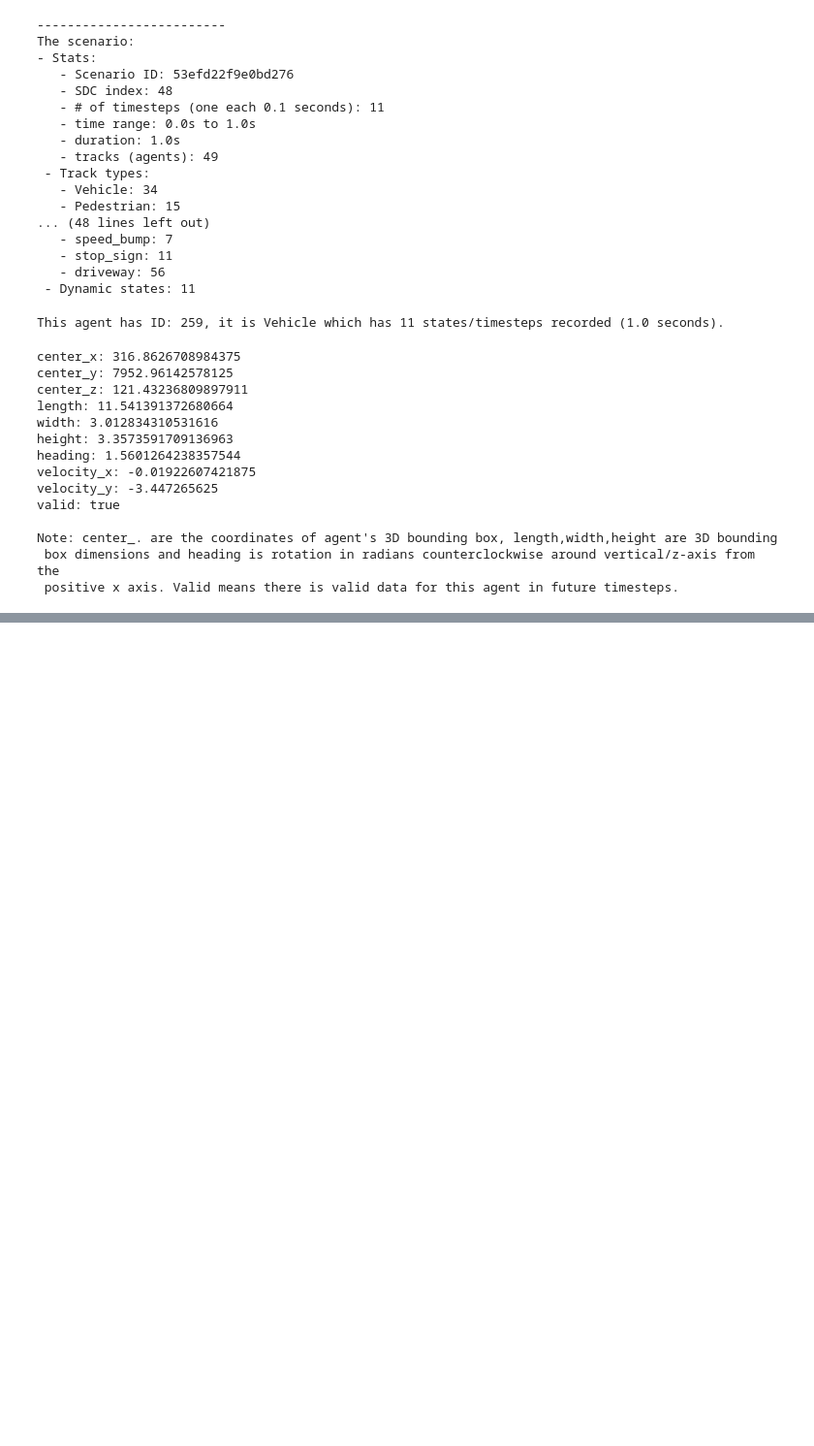
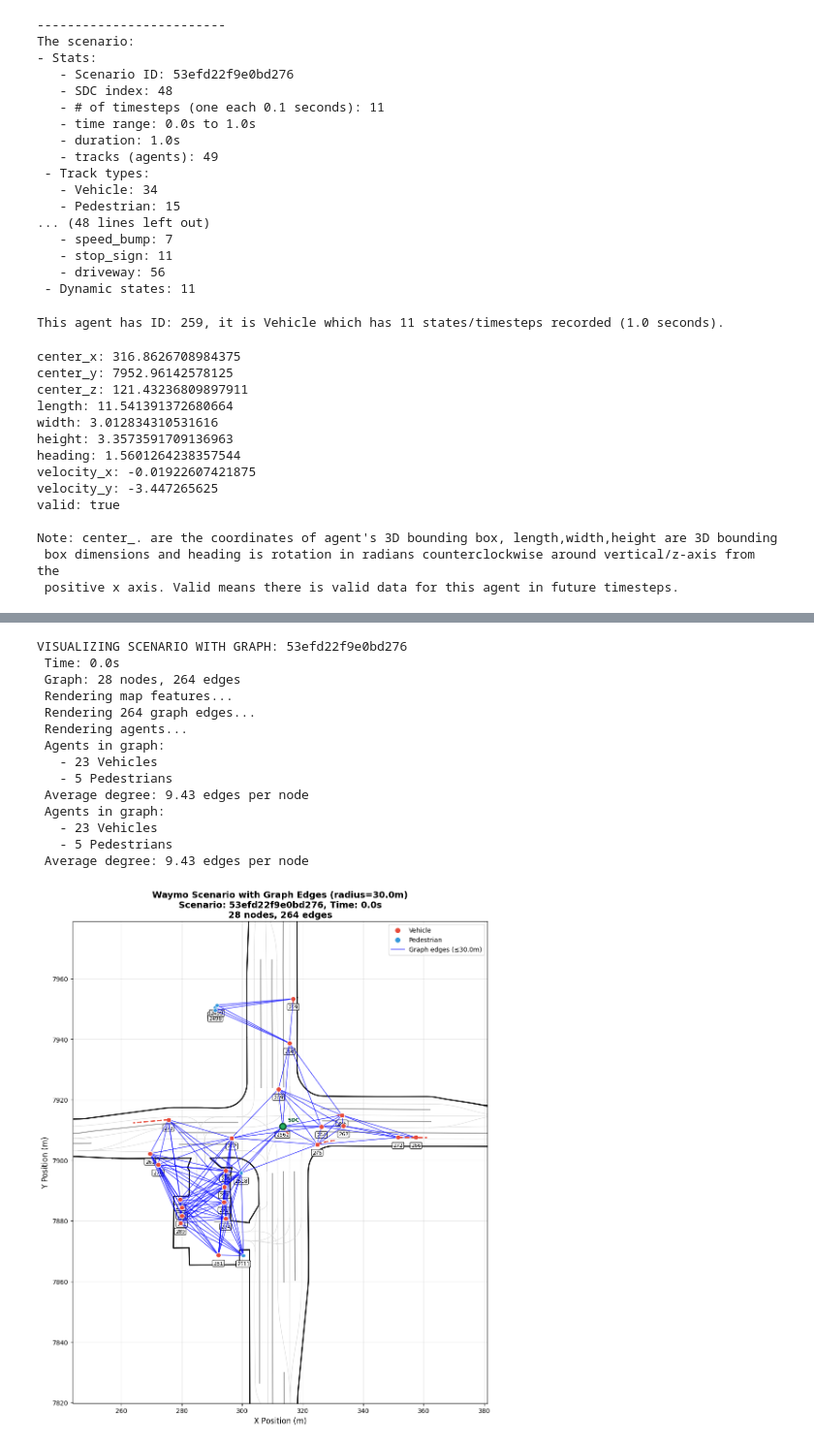
Before and after one commit to radov02/Waymo-GNN, a Jupyter notebook: scenario.ipynb, the cells around one changed output, grey strips where cells are left out. Shown at 97% size. Cells and saved outputs as stored; diff of their text form; code cells hidden in the pictures; blank space fills up the shorter version.

Commit message:
Conversion from scenario to graph via radius.

```diff
--- a/scenario.ipynb
+++ b/scenario.ipynb
@@ -320,3 +322,9 @@ def analyze_scenario(scenario):
 
     # Dynamic map states
     print(f" - Dynamic states: {len(scenario.dynamic_map_states)}")
+
+def analyze_scenario_agents(scenario):
+    print(f"- this scenario has {len(scenario.tracks)} agents:")
+    for j, agent in enumerate(scenario.tracks):
+        valid_states = [i for i, s in enumerate(agent.states) if getattr(s, 'valid', False)]
+        print(f"\t- [{j:>2}] agent ({agent.id:>4}) has {len(valid_states):>2} valid states")
@@ -417,7 +503,7 @@ def render_agents(scenario, timestep, colors, ax, show_future=True):
             past_x = trajectory_x[:timestep+1]
             past_y = trajectory_y[:timestep+1]
             if len(past_x) > 1:
-                ax.plot(past_x, past_y, color=agent_color, linewidth=2, alpha=0.8)
+                ax.plot(past_x, past_y, color=agent_color, linewidth=2, alpha=1)
 
             # Future (dashed)
             if show_future and timestep < len(trajectory_x) - 1:
@@ -425,7 +511,7 @@ def render_agents(scenario, timestep, colors, ax, show_future=True):
                 future_y = trajectory_y[timestep:]
                 if len(future_x) > 1:
                     ax.plot(future_x, future_y, color=agent_color,
-                           linewidth=2, linestyle='--', alpha=0.6)
+                           linewidth=2, linestyle='--', alpha=1, zorder=13)
 
         # Current position
         current = track.states[timestep]
@@ -434,7 +520,12 @@ def render_agents(scenario, timestep, colors, ax, show_future=True):
         # Agent representation
         size = 60 if track.object_type == 1 else 40
 
-        if track.id == training_dataset[0][0].tracks[sdc_idx].id:
+        # FIXED: Use current scenario's SDC instead of hardcoded training_dataset
+        sdc_id = None
+        if sdc_idx is not None and 0 <= sdc_idx < len(scenario.tracks):
+            sdc_id = scenario.tracks[sdc_idx].id
+
+        if sdc_id is not None and track.id == sdc_id:
             # Special SDC marker
             ax.scatter(x, y, c='#27ae60', s=size*1.5,
                       edgecolors="#08532b", linewidths=2, zorder=15)
@@ -522,0 +784,20 @@ from torch_geometric.data import Data, Batch
+# %%
+# TEST: Visualize scenario with graph edges at different radii
+time = 0
+fig1, ax1, graph1 = visualize_scenario_with_graph(training_dataset[0][0], timestep=time, radius=30.0, show_future=True)
+# %% [output]
+VISUALIZING SCENARIO WITH GRAPH: 53efd22f9e0bd276
+ Time: 0.0s
+ Graph: 28 nodes, 264 edges
+ Rendering map features...
+ Rendering 264 graph edges...
+ Rendering agents...
+ Agents in graph:
+   - 23 Vehicles
+   - 5 Pedestrians
+ Average degree: 9.43 edges per node
+ Agents in graph:
+   - 23 Vehicles
+   - 5 Pedestrians
+ Average degree: 9.43 edges per node
+[figure, added]
```
Also changed, not shown: parts of 10 cells of this notebook.
